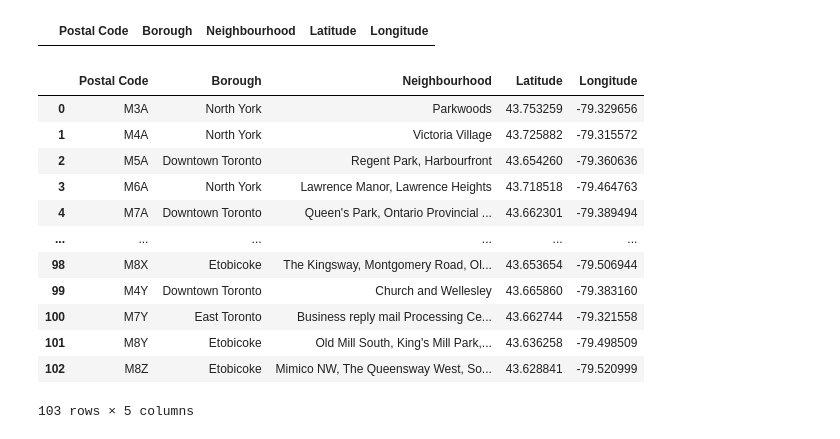
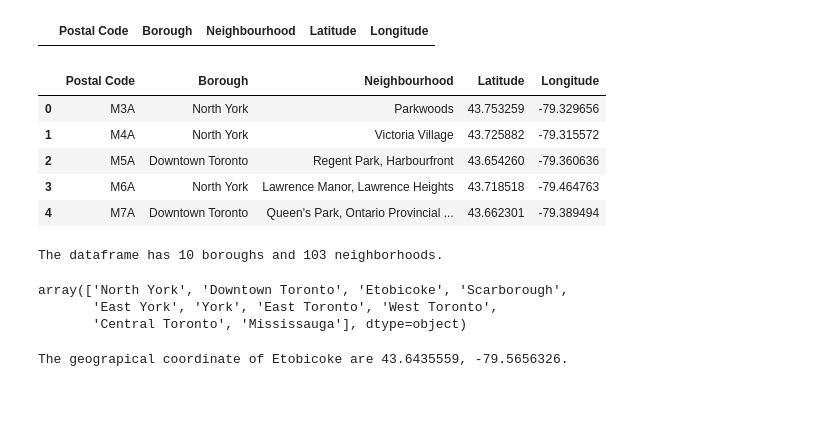
Before and after one commit to reshin94/Coursera_Capstone, a Jupyter notebook: week3.ipynb, the cells around one changed output. Cells and saved outputs as stored; diff of their text form; code cells hidden in the pictures; blank space fills up the shorter version.

```diff
--- a/week3.ipynb
+++ b/week3.ipynb
@@ -2,0 +18,26 @@
+# %%
+import numpy as np # library to handle data in a vectorized manner
+
+import pandas as pd # library for data analsysis
+pd.set_option('display.max_columns', None)
+pd.set_option('display.max_rows', None)
+
+import json # library to handle JSON files
+
+#conda install -c conda-forge geopy #--yes # uncomment this line if you haven't completed the Foursquare API lab
+from geopy.geocoders import Nominatim # convert an address into latitude and longitude values
+
+import requests # library to handle requests
+from pandas.io.json import json_normalize # tranform JSON file into a pandas dataframe
+
+# Matplotlib and associated plotting modules
+import matplotlib.cm as cm
+import matplotlib.colors as colors
+
+# import k-means from clustering stage
+from sklearn.cluster import KMeans
+
+#!conda install -c conda-forge folium=0.5.0 --yes # uncomment this line if you haven't completed the Foursquare API lab
+import folium # map rendering library
+
+print('Libraries imported.')
@@ -56,27 +98,43 @@ def get_lat_log(postal_code):
     x=postal_df.index[postal_df["Postal Code"]== postal_code].item()
     return postal_df.loc[x,"Latitude"],postal_df.loc[x,"Longitude"]
 # %%
-#Created reqi
+#Created required/metioned Dataframe
 for Postal_Code,Borough,Neighbourhood in zip(df_canada["Postal Code"],df_canada["Borough"],df_canada["Neighbourhood"]):
-    Latitude=get_lat_log(Postal_Code)[0]
-    Longitude=get_lat_log(Postal_Code)[1]
+    Latitude=get_lat_log(Postal_Code)[0] #For Latitude
+    Longitude=get_lat_log(Postal_Code)[1]#For Longitude
     df_canada_Postal=df_canada_Postal.append({"Postal Code":Postal_Code,
                              "Borough":Borough,
                              "Neighbourhood":Neighbourhood,
                              "Latitude":Latitude,
                              "Longitude":Longitude},ignore_index=True)
-df_canada_Postal
+df_canada_Postal.head()
 # %% [output]
 |  | Postal Code | Borough | Neighbourhood | Latitude | Longitude |
 | 0 | M3A | North York | Parkwoods | 43.753259 | -79.329656 |
 | 1 | M4A | North York | Victoria Village | 43.725882 | -79.315572 |
 | 2 | M5A | Downtown Toronto | Regent Park, Harbourfront | 43.654260 | -79.360636 |
 | 3 | M6A | North York | Lawrence Manor, Lawrence Heights | 43.718518 | -79.464763 |
 | 4 | M7A | Downtown Toronto | Queen's Park, Ontario Provincial ... | 43.662301 | -79.389494 |
-| ... | ... | ... | ... | ... | ... |
-| 98 | M8X | Etobicoke | The Kingsway, Montgomery Road, Ol... | 43.653654 | -79.506944 |
-| 99 | M4Y | Downtown Toronto | Church and Wellesley | 43.665860 | -79.383160 |
-| 100 | M7Y | East Toronto | Business reply mail Processing Ce... | 43.662744 | -79.321558 |
-| 101 | M8Y | Etobicoke | Old Mill South, King's Mill Park,... | 43.636258 | -79.498509 |
-| 102 | M8Z | Etobicoke | Mimico NW, The Queensway West, So... | 43.628841 | -79.520999 |
-103 rows × 5 columns
+# %%
+print('The dataframe has {} boroughs and {} neighborhoods.'.format(
+        len(df_canada_Postal['Borough'].unique()),
+        df_canada_Postal.shape[0]
+    )
+)
+df_canada_Postal['Borough'].unique()
+# %% [output]
+The dataframe has 10 boroughs and 103 neighborhoods.
+array(['North York', 'Downtown Toronto', 'Etobicoke', 'Scarborough',
+       'East York', 'York', 'East Toronto', 'West Toronto',
+       'Central Toronto', 'Mississauga'], dtype=object)
+# %%
+
+address = 'Etobicoke, CA'
+
+geolocator = Nominatim(user_agent="ny_explorer")
+location = geolocator.geocode(address)
+latitude = location.latitude
+longitude = location.longitude
+print('The geograpical coordinate of Etobicoke are {}, {}.'.format(latitude, longitude))
+# %% [output]
+The geograpical coordinate of Etobicoke are 43.6435559, -79.5656326.
```
Also changed, not shown: parts of 43 cells of this notebook.
